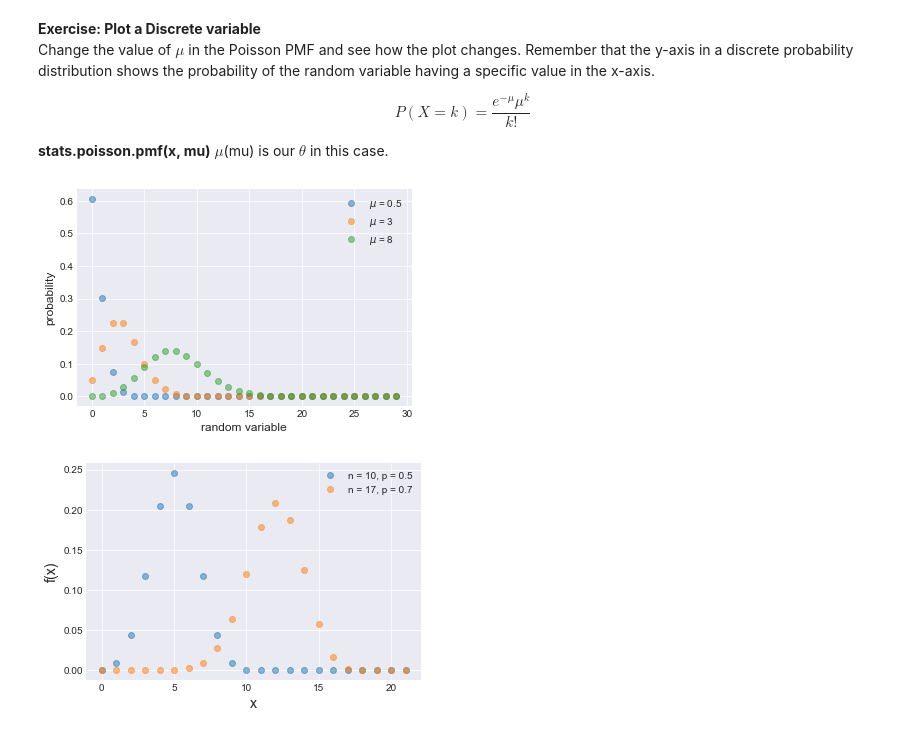
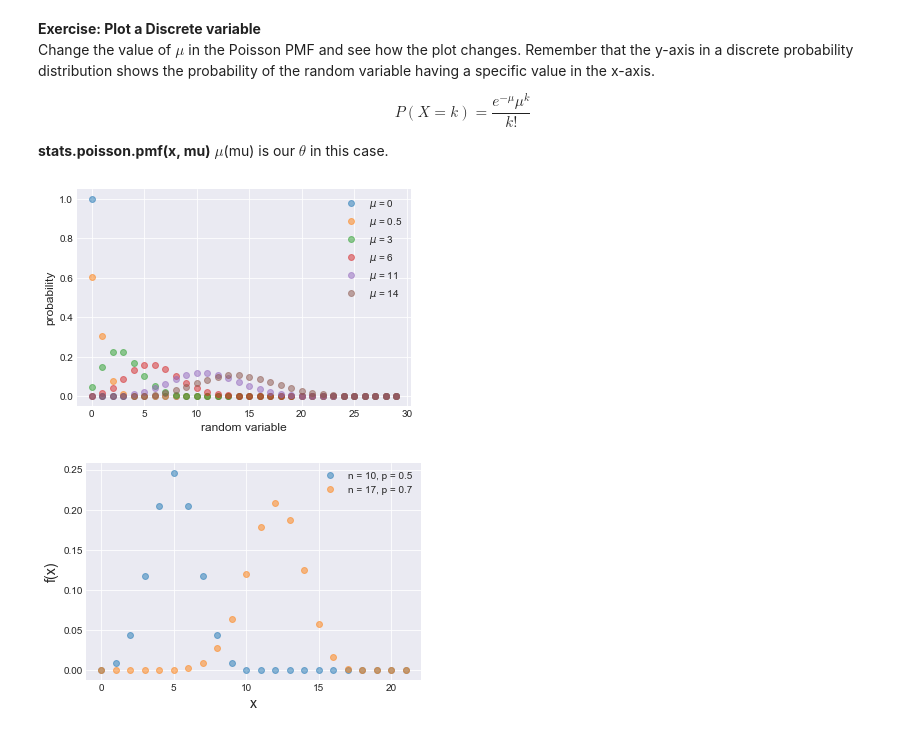
Before and after one commit to wfseaton/2020-CS109B, a Jupyter notebook: content/labs/lab04/notebook/cs109b_lab04_bayes.ipynb, the cells around one changed output. Saved outputs shown, nothing was run; the diff lists cells and outputs as text; code cells hidden in the pictures.

```diff
--- a/content/labs/lab04/notebook/cs109b_lab04_bayes.ipynb
+++ b/content/labs/lab04/notebook/cs109b_lab04_bayes.ipynb
@@ -208,16 +210,16 @@ P\left( X=k \right) = \frac{{e^{ - \mu } \mu ^k }}{{k!}}
 # %%
 plt.style.use('seaborn-darkgrid')
 x = np.arange(0, 30)
-for m in [0.5, 3, 8]:
+for m in [0, 0.5, 3, 6, 11, 14]:
     pmf = stats.poisson.pmf(x, m)
     plt.plot(x, pmf, 'o', alpha=0.5, label='$\mu$ = {}'.format(m))
 plt.xlabel('random variable', fontsize=12)
 plt.ylabel('probability', fontsize=12)
 plt.legend(loc=1)
 plt.ylim=(-0.1)
 plt.show()
 # %% [output]
-[figure, old version]
+[figure, new version]
 # %%
 # same for binomial
 plt.style.use('seaborn-darkgrid')
```
Also changed, not shown: parts of 17 cells of this notebook, 4 other files.
